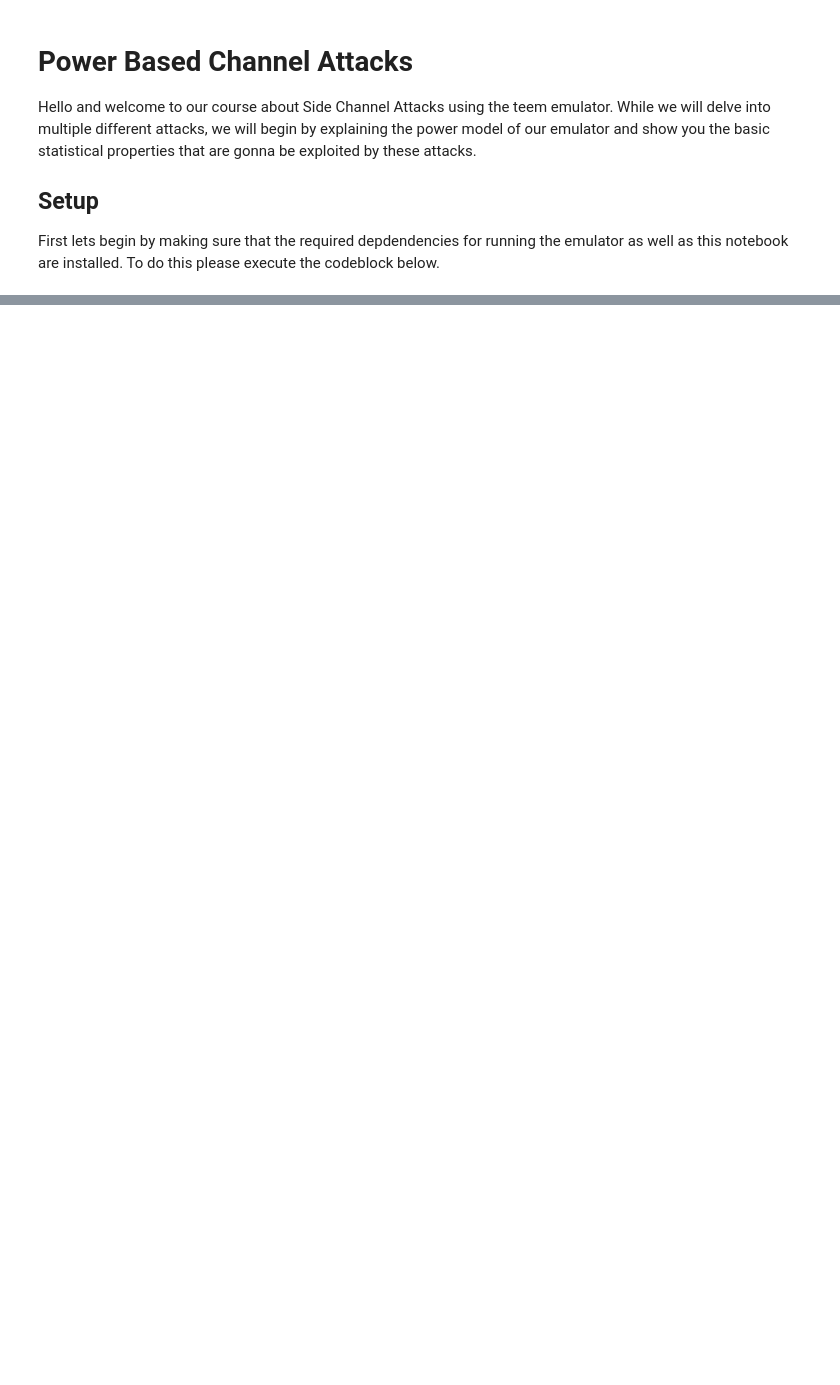
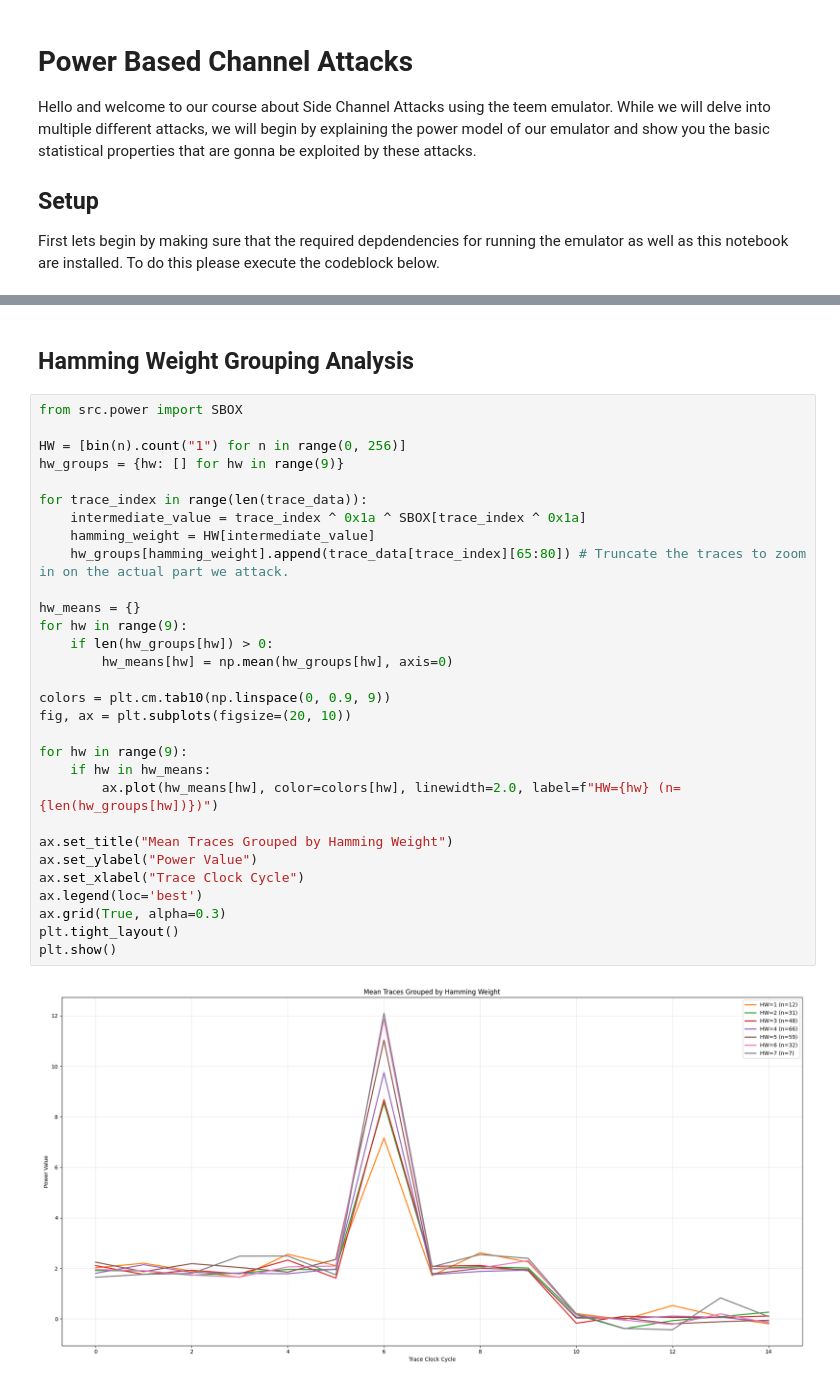
Before and after one commit to JHeinzde/teem, a Jupyter notebook: SideChannelAttacks.ipynb, the cells around one changed output, grey strips where cells are left out. Saved outputs shown, nothing was run; the diff lists cells and outputs as text; blank space fills up the shorter version.

```diff
--- a/SideChannelAttacks.ipynb
+++ b/SideChannelAttacks.ipynb
@@ -73,0 +84,34 @@ plt.show()
+# %% [markdown]
+## Hamming Weight Grouping Analysis
+# %%
+from src.power import SBOX
+
+HW = [bin(n).count("1") for n in range(0, 256)]
+hw_groups = {hw: [] for hw in range(9)}
+
+for trace_index in range(len(trace_data)):
+    intermediate_value = trace_index ^ 0x1a ^ SBOX[trace_index ^ 0x1a]
+    hamming_weight = HW[intermediate_value]
+    hw_groups[hamming_weight].append(trace_data[trace_index][65:80]) # Truncate the traces to zoom in on the actual part we attack.
+
+hw_means = {}
+for hw in range(9):
+    if len(hw_groups[hw]) > 0:
+        hw_means[hw] = np.mean(hw_groups[hw], axis=0)
+
+colors = plt.cm.tab10(np.linspace(0, 0.9, 9))
+fig, ax = plt.subplots(figsize=(20, 10))
+
+for hw in range(9):
+    if hw in hw_means:
+        ax.plot(hw_means[hw], color=colors[hw], linewidth=2.0, label=f"HW={hw} (n={len(hw_groups[hw])})")
+
+ax.set_title("Mean Traces Grouped by Hamming Weight")
+ax.set_ylabel("Power Value")
+ax.set_xlabel("Trace Clock Cycle")
+ax.legend(loc='best')
+ax.grid(True, alpha=0.3)
+plt.tight_layout()
+plt.show()
+# %% [output]
+[figure, added]
```
Also changed, not shown: parts of 14 cells of this notebook, 15 other files.
